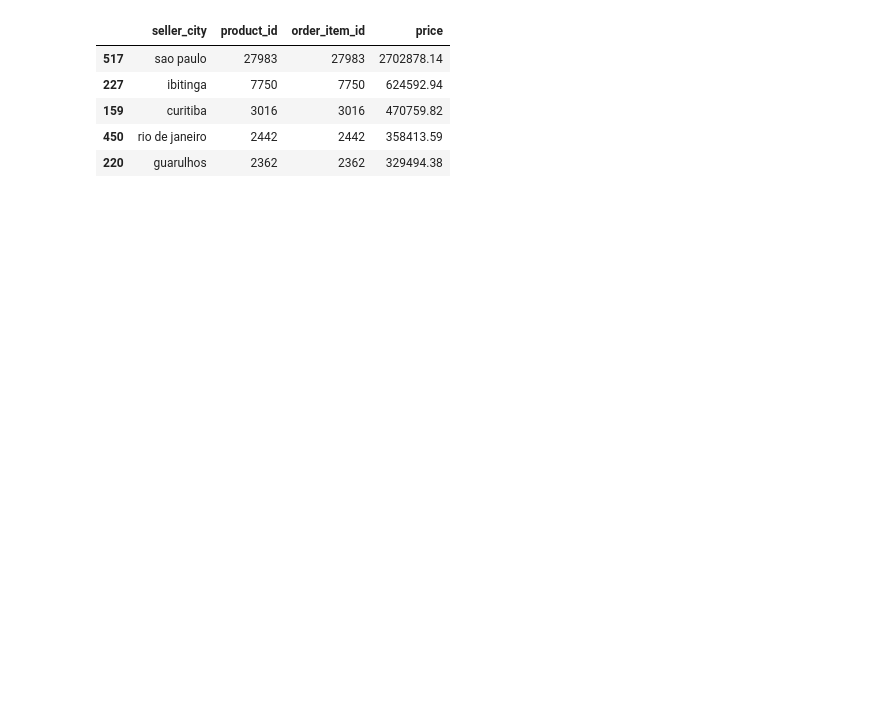
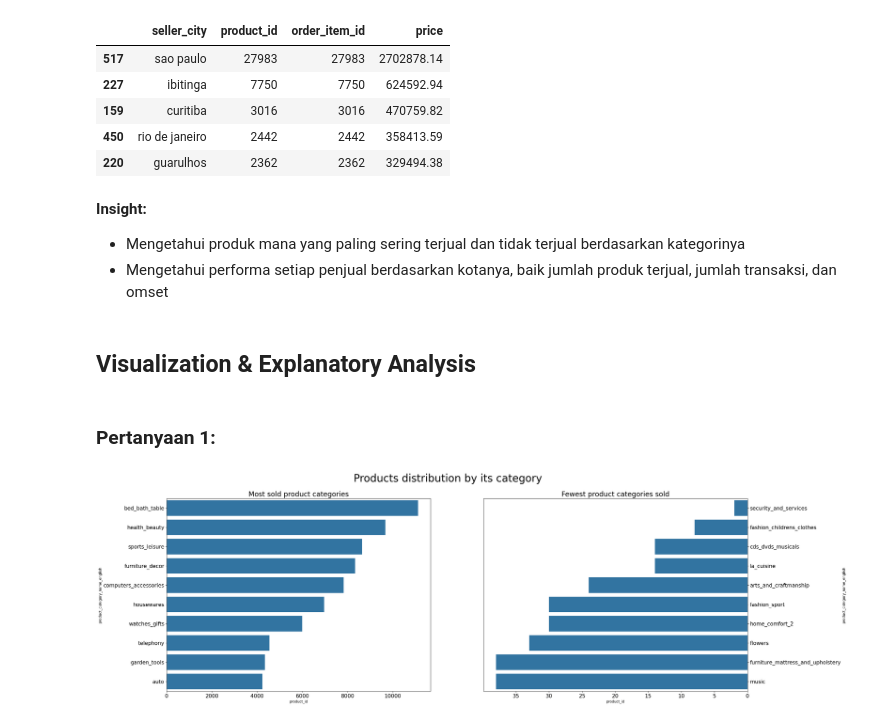
Before and after one commit to Vellllll/proyek-analisis-data, a Jupyter notebook: proyek_analisis_data.ipynb, the cells around one changed output. Drawn from its saved outputs; the diff is of its cells as text; code cells hidden in the pictures; blank space fills up the shorter version.

```diff
--- a/proyek_analisis_data.ipynb
+++ b/proyek_analisis_data.ipynb
@@ -18,0 +22,6 @@ customers_df.head()
+# %%
+customers_df = pd.read_csv('/content/e-commerce-public-dataset/customers_dataset.csv')
+products_df = pd.read_csv('/content/e-commerce-public-dataset/products_dataset.csv')
+product_categories_df = pd.read_csv('/content/e-commerce-public-dataset/product_category_name_translation.csv')
+order_items_df = pd.read_csv('/content/e-commerce-public-dataset/order_items_dataset.csv')
+sellers_df = pd.read_csv('/content/e-commerce-public-dataset/sellers_dataset.csv')
@@ -19,6 +126,4 @@ customers_df.head()
 # %%
-products_df = pd.read_csv('./E-Commerce Public Dataset/products_dataset.csv')
-products_df.isnull().sum()
 products_df.dropna(inplace = True)
 products_df.info()
 # %% [output]
@@ -38,7 +143,3 @@ Data columns (total 9 columns):
  8   product_width_cm            32340 non-null  float64
 dtypes: float64(7), object(2)
 memory usage: 2.5+ MB
-# %%
-product_categories_df = pd.read_csv('./E-Commerce Public Dataset/product_category_name_translation.csv')
-product_categories_df.head()
-product_categories_df.info()
@@ -68,6 +169,3 @@ products_product_categories_df.head()
 | 2 | beleza_saude | health_beauty | 36555a2f528d7b2a255c504191445d39 | 51.0 | 1069.0 | ... |
 | 3 | beleza_saude | health_beauty | e586ebb6022265ae1eea38f46ffe3ead | 40.0 | 1469.0 | ... |
 | 4 | beleza_saude | health_beauty | 75b4372e69a42f8ae1d908c076f547b2 | 22.0 | 1313.0 | ... |
-# %%
-order_items_df = pd.read_csv('./E-Commerce Public Dataset/order_items_dataset.csv')
-order_items_df.info()
@@ -176,0 +241,40 @@ sum_sellers_df.to_csv('sum_sellers_df.csv', index = False)
+# %% [markdown]
+**Insight:**
+- Mengetahui produk mana yang paling sering terjual dan tidak terjual berdasarkan kategorinya
+- Mengetahui performa setiap penjual berdasarkan kotanya, baik jumlah produk terjual, jumlah transaksi, dan omset
+# %% [markdown]
+## Visualization & Explanatory Analysis
+# %% [markdown]
+### Pertanyaan 1:
+# %%
+fig, ax = plt.subplots(figsize = (30,10), ncols = 2, nrows = 1)
+
+sns.barplot(
+    x = 'product_id',
+    y = 'product_category_name_english',
+    data = sum_products_df.sort_values(by = 'product_id', ascending = False).head(10),
+    ax = ax[0]
+)
+
+ax[0].tick_params(axis = 'x', labelsize = 15)
+ax[0].tick_params(axis = 'y', labelsize = 15)
+ax[0].set_title('Most sold product categories', loc = 'center', fontsize = 20)
+
+sns.barplot(
+    x = 'product_id',
+    y = 'product_category_name_english',
+    data = sum_products_df.sort_values(by = 'product_id', ascending = True).head(10),
+    ax = ax[1]
+)
+
+ax[1].tick_params(axis = 'x', labelsize = 15)
+ax[1].tick_params(axis = 'y', labelsize = 15)
+ax[1].invert_xaxis()
+ax[1].yaxis.set_label_position("right")
+ax[1].yaxis.tick_right()
+ax[1].set_title('Fewest product categories sold', loc = 'center', fontsize = 20)
+
+plt.suptitle("Products distribution by its category", fontsize=30)
+plt.show(fig)
+# %% [output]
+[figure, added]
```
Also changed, not shown: parts of 32 cells of this notebook.
